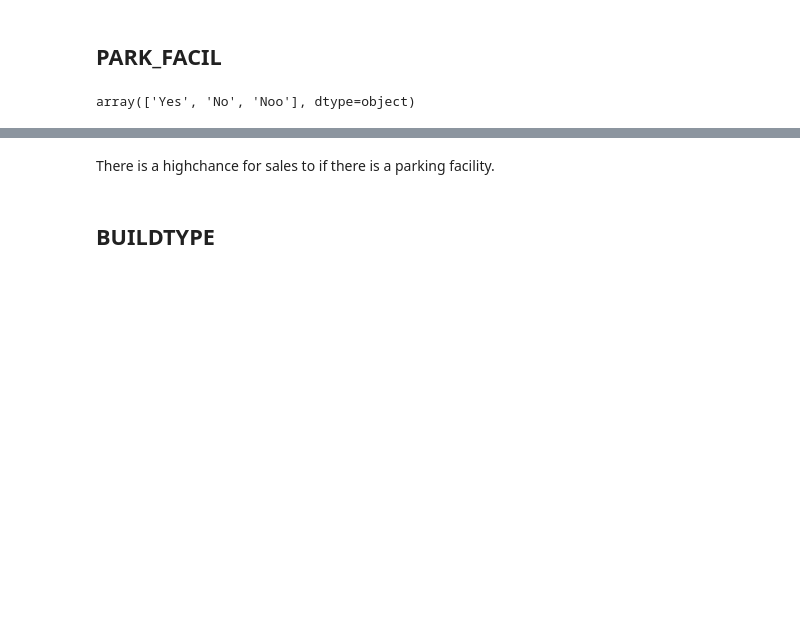
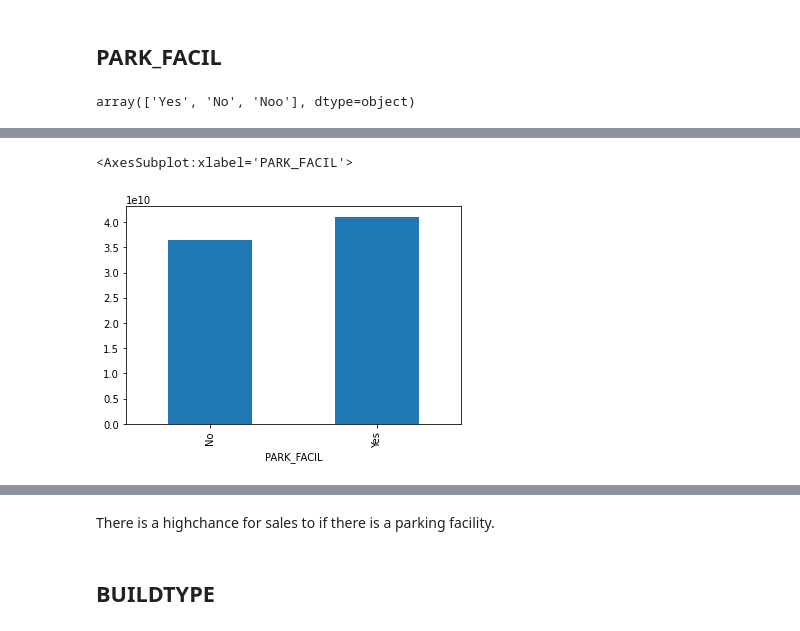
Before and after one commit to Harish-aditya/House-price-prediction, a Jupyter notebook: House price prediction.ipynb, the cells around one changed output, grey strips where cells are left out. Saved outputs shown, nothing was run; the diff lists cells and outputs as text; code cells hidden in the pictures; blank space fills up the shorter version.

```diff
--- a/House price prediction.ipynb
+++ b/House price prediction.ipynb
@@ -223,0 +234,5 @@ df.groupby('PARK_FACIL')['SALES_PRICE'].mean().sort_values(ascending=True).plot.
+# %%
+df.groupby('PARK_FACIL')['SALES_PRICE'].sum().sort_values(ascending=True).plot.bar()
+# %% [output]
+<AxesSubplot:xlabel='PARK_FACIL'>
+[figure, added]
```
Also changed, not shown: parts of 12 cells of this notebook.
